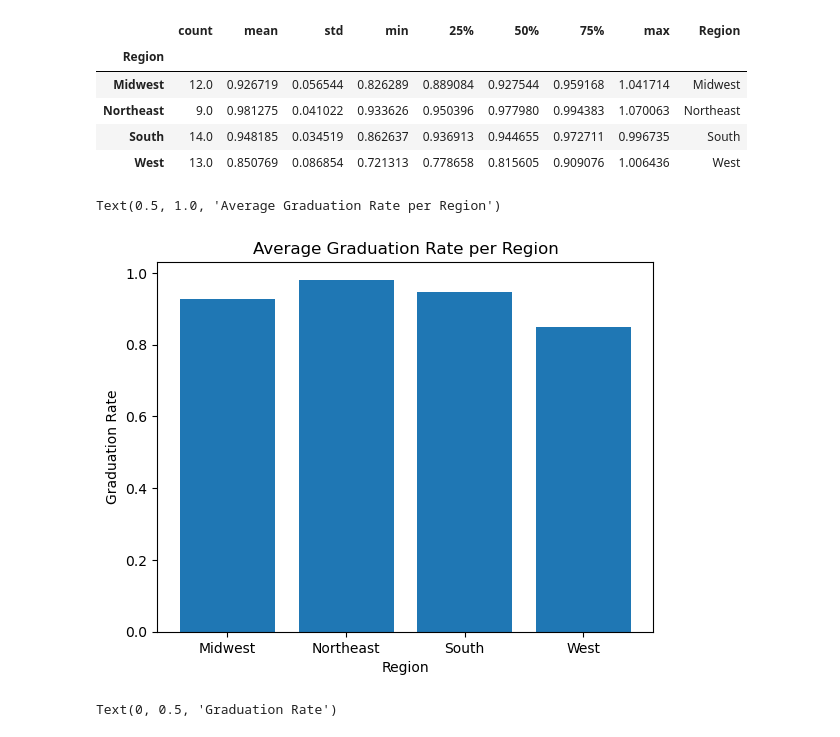
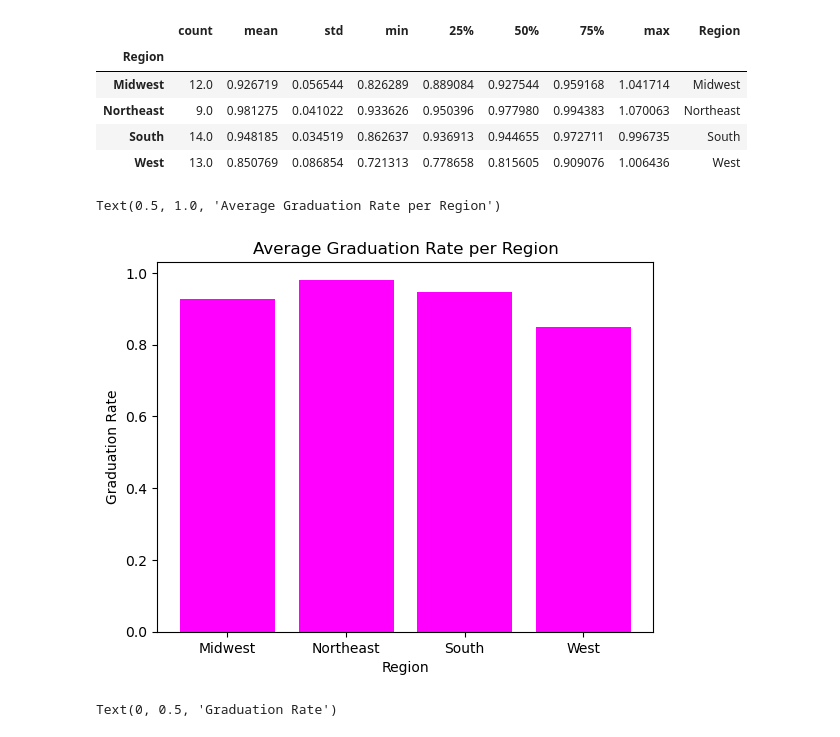
Before and after one commit to sagehan1/project-1, a Jupyter notebook: code-1.ipynb, the cells around one changed output. Saved outputs shown, nothing was run; the diff lists cells and outputs as text; code cells hidden in the pictures.

Commit message:
changed a color

```diff
--- a/code-1.ipynb
+++ b/code-1.ipynb
@@ -255,14 +255,14 @@ by_region
 # %%
 #plot the means of each region
 x_axis=by_region["Region"]
 y_axis=by_region["mean"]
-plt.bar(x_axis,y_axis)
+plt.bar(x_axis,y_axis,color="magenta")
 plt.xlabel("Region")
 plt.ylabel("Graduation Rate")
 plt.title("Average Graduation Rate per Region")
 # %% [output]
 Text(0.5, 1.0, 'Average Graduation Rate per Region')
-[figure, old version]
+[figure, new version]
 # %%
 #boxplots of the regions on one figure
 merged_clean.boxplot(column='Graduation Rates', by='Region',
```
